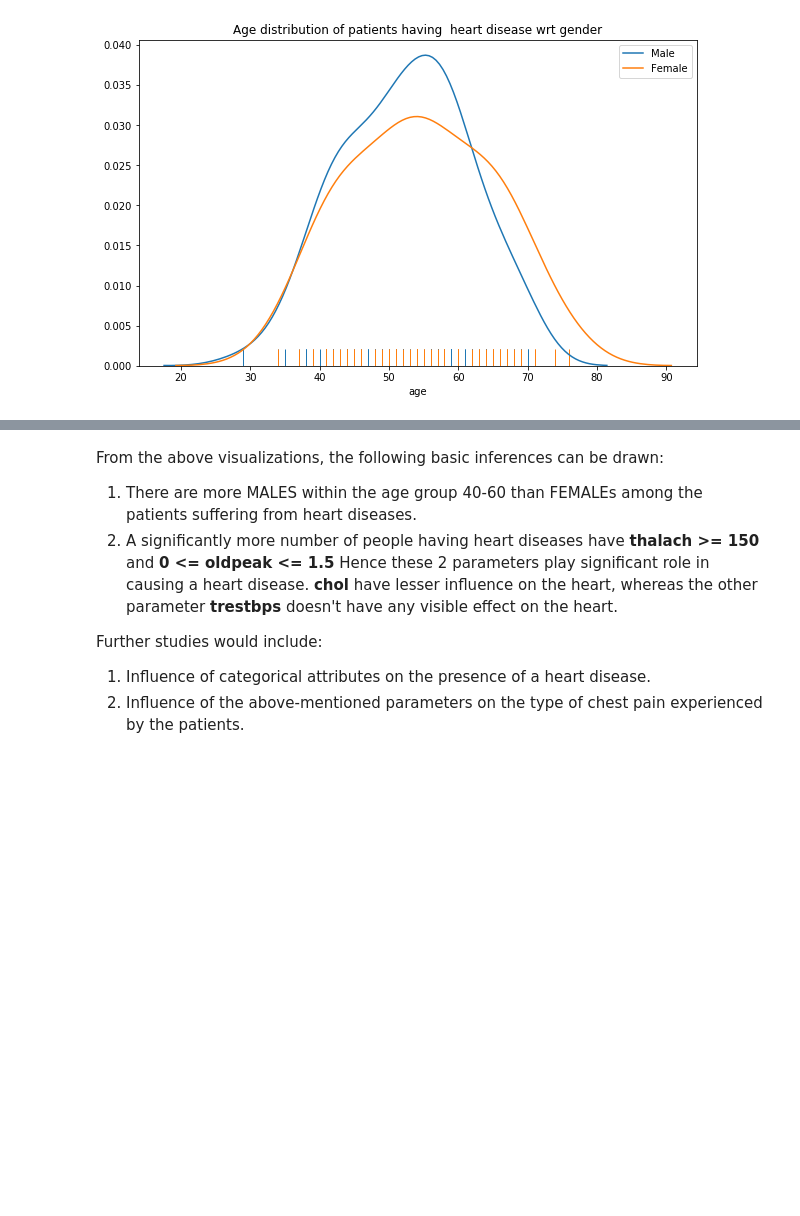
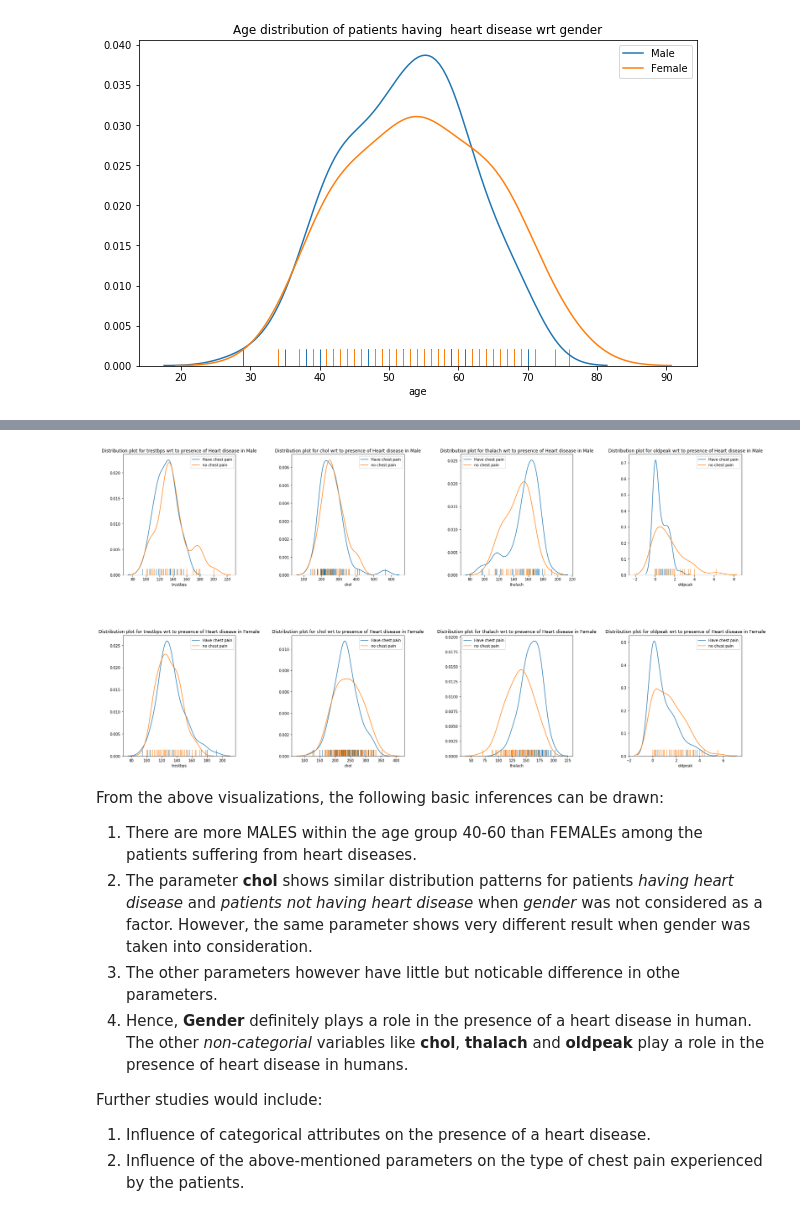
Before and after one commit to Shankhanil/Explaining-Heart-Diseases-Statistically, a Jupyter notebook: Explaining heart attacks.ipynb, the cells around one changed output, grey strips where cells are left out. Cells and saved outputs as stored; diff of their text form; code cells hidden in the pictures; blank space fills up the shorter version.

```diff
--- a/Explaining heart attacks.ipynb
+++ b/Explaining heart attacks.ipynb
@@ -97,7 +97,31 @@ plt.show()
+# %%
+#visualizing the distribution of parameter values in diseased patients wrt gender
+
+param = ['trestbps', 'chol', 'thalach','oldpeak']
+
+plt.figure (1, figsize = (30,15))
+n = 0
+for gender in [0, 1]:
+    for p in param:
+        n = n + 1
+        plt.subplot(2,4, n)
+        plt.subplots_adjust(hspace = 0.5, wspace = 0.5)
+        sns.distplot(data[p][data['cp'] >= 1][data['sex'] == gender],
+                     hist = False, rug = True, label = 'Have chest pain')
+        sns.distplot(data[p][data['cp'] == 0][data['sex'] == gender],
+                     hist = False, rug = True, label = 'no chest pain')
+        plt.title("Distribution plot for {} wrt to presence of Heart disease in {}".
+                  format(p, 'Male' if gender == 0 else 'Female'))
+plt.legend()
+plt.show()
+# %% [output]
+[figure, added]
 # %% [markdown]
 From the above visualizations, the following basic inferences can be drawn:
 1. There are more MALES within the age group 40-60 than FEMALEs among the patients suffering from heart diseases.
-2. A significantly more number of people having heart diseases have **thalach >= 150** and **0 <= oldpeak <= 1.5** Hence these 2 parameters play significant role in causing a heart disease.  **chol** have lesser influence on the heart, whereas the other parameter **trestbps** doesn't have any visible effect on the heart.
+2. The parameter **chol** shows similar distribution patterns for patients *having heart disease* and *patients not having heart disease* when *gender* was not considered as a factor. However, the same parameter shows very different result when gender was taken into consideration.
+3. The other parameters however have little but noticable difference in othe parameters.
+4. Hence, **Gender** definitely plays a role in the presence of a heart disease in human. The other *non-categorial* variables like **chol**, **thalach** and **oldpeak** play a role in the presence of heart disease in humans.
 
 Further studies would include:
 1. Influence of categorical attributes on the presence of a heart disease.
```
Also changed, not shown: parts of 1 cell of this notebook.
